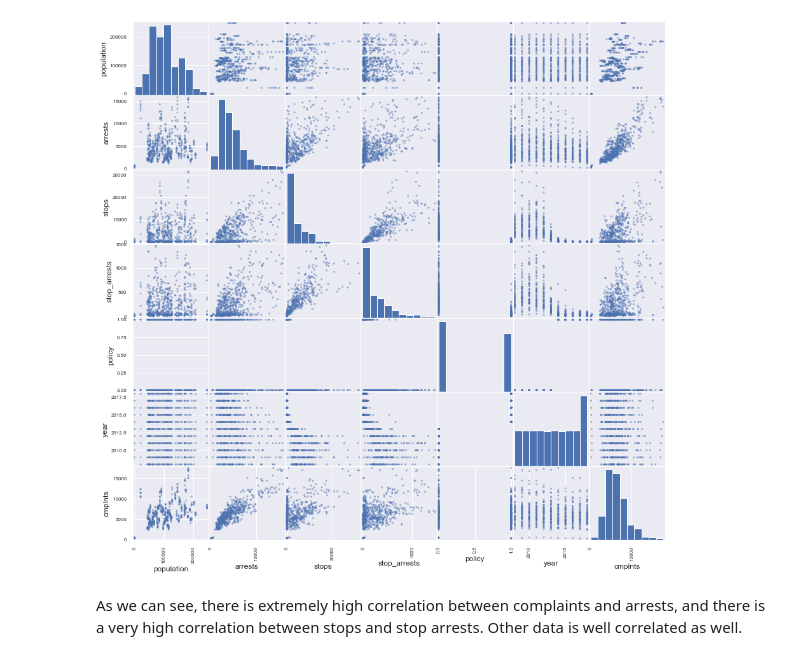
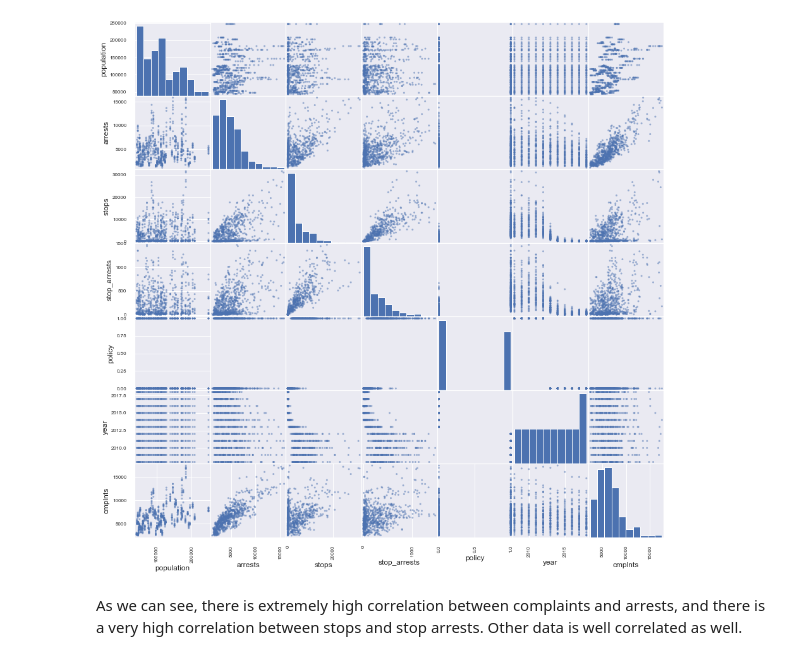
Before and after one commit to anilca-lab/FIS-Mod4-Project, a Jupyter notebook: brad_modeling.ipynb, the cells around one changed output. Drawn from its saved outputs; the diff is of its cells as text; code cells hidden in the pictures.

```diff
--- a/brad_modeling.ipynb
+++ b/brad_modeling.ipynb
@@ -63,0 +13,3 @@ df = df[~df.pct.isin([22, 14])]
+# %%
+df = dm.load_dataframe()
+df
@@ -64,7 +30,7 @@ df = df[~df.pct.isin([22, 14])]
 # %%
 sns.set(rc={'figure.figsize':(15,15)})
-pd.plotting.scatter_matrix(train);
+pd.plotting.scatter_matrix(df[['population','arrests','stops','stop_arrests','policy','year','cmplnts']]);
 # %% [output]
-[figure, old version]
+[figure, new version]
 # %% [markdown]
 As we can see, there is extremely high correlation between complaints and arrests, and there is a very high correlation between stops and stop arrests. Other data is well correlated as well.
```
Also changed, not shown: parts of 13 cells of this notebook.
